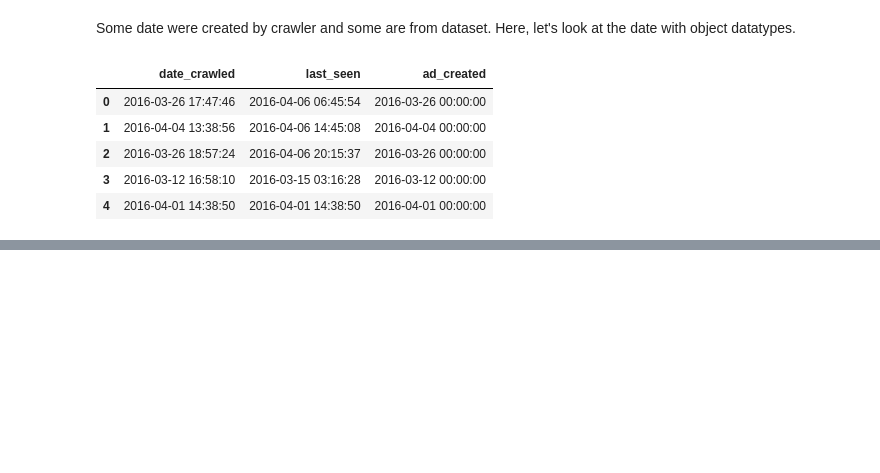
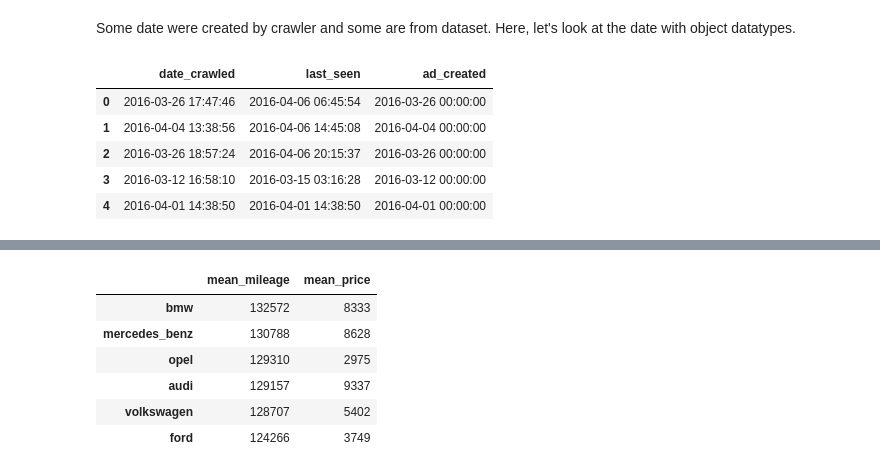
Before and after one commit to raktim314/Ebay-Car-Sales-Data, a Jupyter notebook: script.ipynb, the cells around one changed output, grey strips where cells are left out. Cells and saved outputs as stored; diff of their text form; code cells hidden in the pictures; blank space fills up the shorter version.

```diff
--- a/script.ipynb
+++ b/script.ipynb
@@ -222,0 +398,7 @@ autos[['date_crawled','last_seen','ad_created']].head()
+# %%
+average_brand_price = {}
+
+for brand in common_brands:
+    brands = autos[autos["brand"] == brand]
+    average_price = round(brands["price"].mean())
+    average_brand_price[brand] = average_price
@@ -222,0 +418,6 @@ autos[['date_crawled','last_seen','ad_created']].head()
+# %%
+brand_average_mileage = {}
+for brand in common_brands:
+    brands = autos[autos['brand'] == brand]
+    average_mil = brands['odometer_km'].mean()
+    brand_average_mileage[brand] = int(average_mil)
@@ -222,0 +433,3 @@ autos[['date_crawled','last_seen','ad_created']].head()
+# %%
+mean_price = pd.Series(average_brand_price).sort_values(ascending=False)
+print(mean_price)
@@ -222,0 +444,3 @@ autos[['date_crawled','last_seen','ad_created']].head()
+# %%
+mean_mileage = pd.Series(brand_average_mileage).sort_values(ascending=False)
+print(mean_mileage)
@@ -222,0 +455,12 @@ autos[['date_crawled','last_seen','ad_created']].head()
+# %%
+brand_agg = pd.DataFrame(mean_mileage,columns=['mean_mileage'])
+brand_agg['mean_price'] = mean_price
+brand_agg
+# %% [output]
+|  | mean_mileage | mean_price |
+| bmw | 132572 | 8333 |
+| mercedes_benz | 130788 | 8628 |
+| opel | 129310 | 2975 |
+| audi | 129157 | 9337 |
+| volkswagen | 128707 | 5402 |
+| ford | 124266 | 3749 |
```
Also changed, not shown: parts of 46 cells of this notebook.
